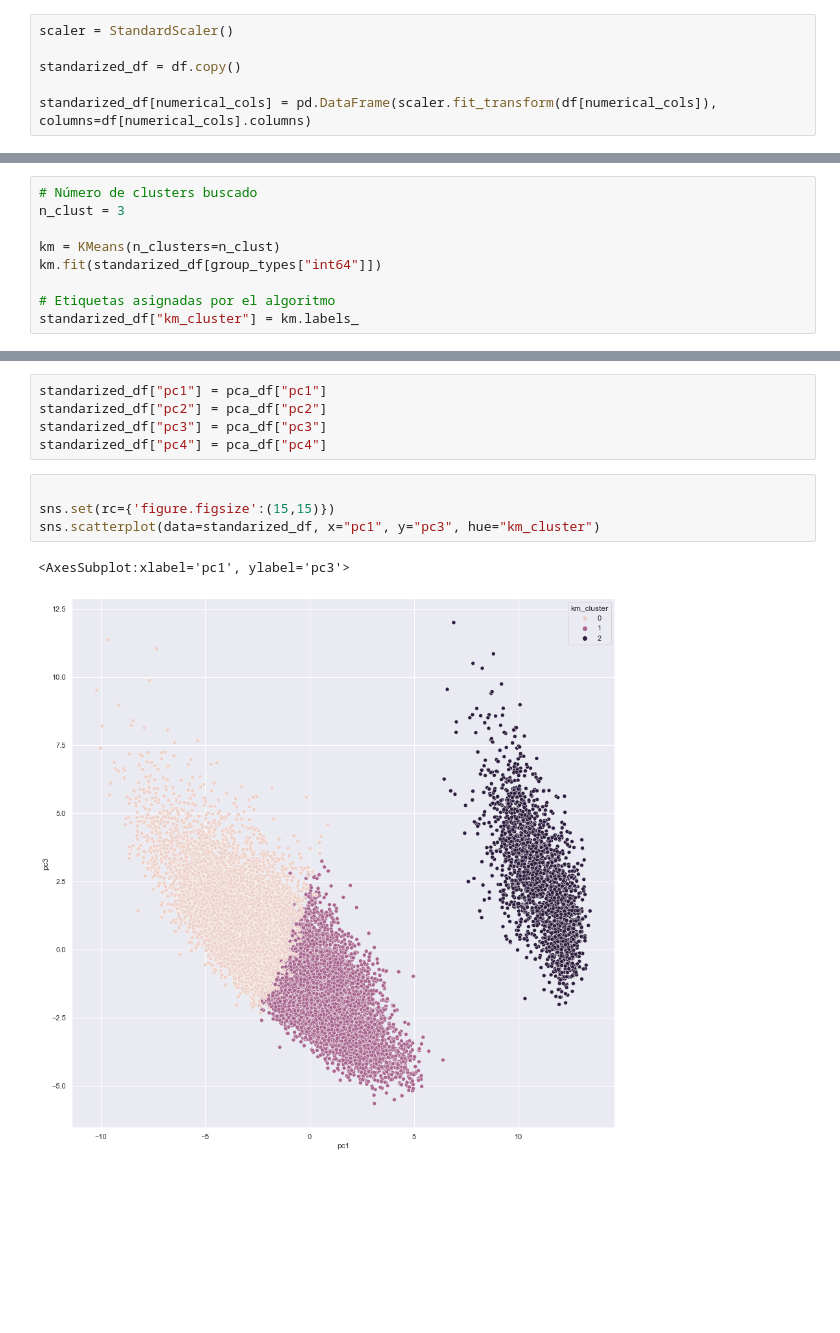
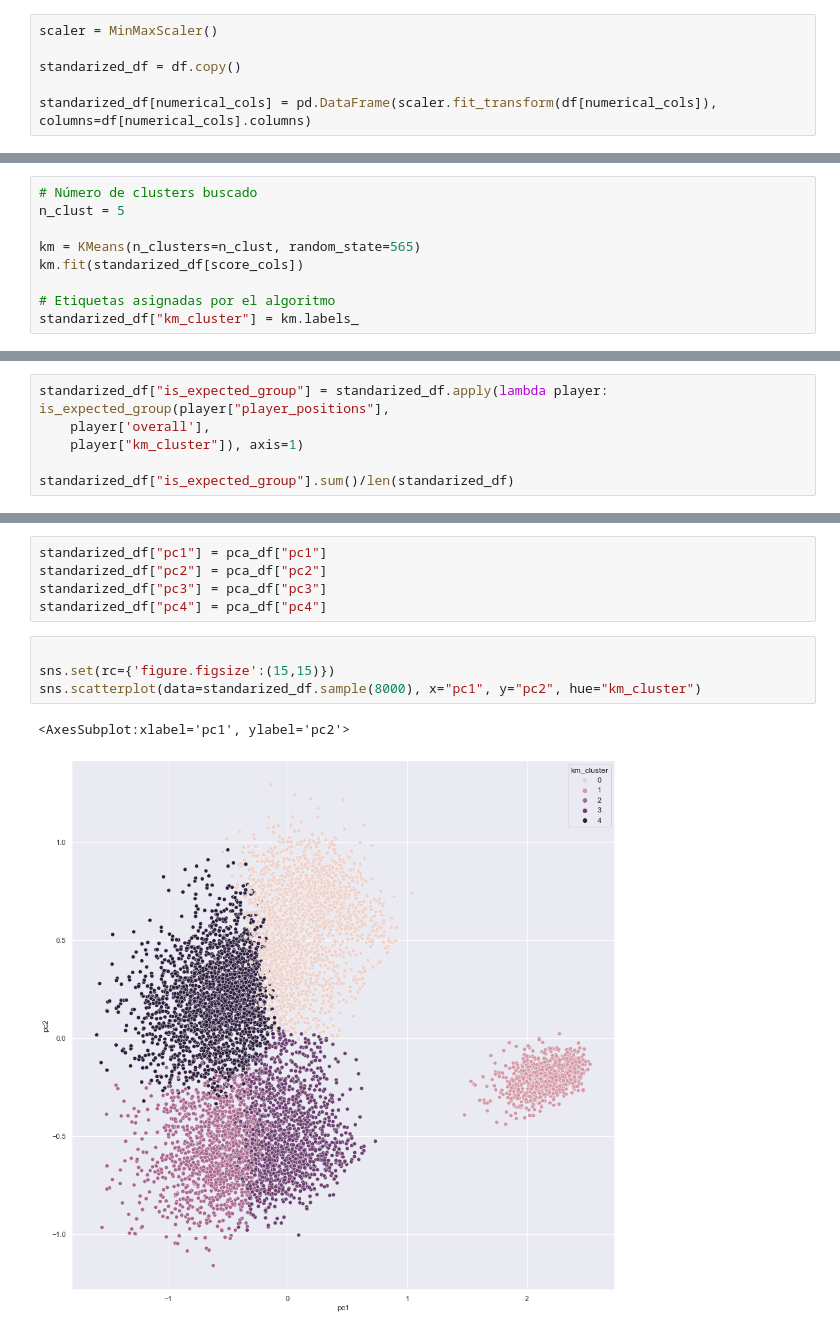
Before and after one commit to joaquinvvelaco/diplo-datos-2022, a Jupyter notebook: ml-nosupervisado/Grupo_29_Entregable.ipynb, the cells around one changed output, grey strips where cells are left out. Saved outputs shown, nothing was run; the diff lists cells and outputs as text; blank space fills up the shorter version.

```diff
--- a/ml-nosupervisado/Grupo_29_Entregable.ipynb
+++ b/ml-nosupervisado/Grupo_29_Entregable.ipynb
@@ -196,5 +311,5 @@ df[numerical_cols] = knn_imputer.fit_transform(df[numerical_cols])
 # %%
-scaler = StandardScaler()
+scaler = MinMaxScaler()
 
 standarized_df = df.copy()
 
@@ -205,10 +320,10 @@ standarized_df[numerical_cols] = pd.DataFrame(scaler.fit_transform(df[numerical_
 ## K-Means
 # %%
 # Número de clusters buscado
-n_clust = 3
+n_clust = 5
 
-km = KMeans(n_clusters=n_clust)
-km.fit(standarized_df[group_types["int64"]])
+km = KMeans(n_clusters=n_clust, random_state=565)
+km.fit(standarized_df[score_cols])
 
 # Etiquetas asignadas por el algoritmo
 standarized_df["km_cluster"] = km.labels_
@@ -249,0 +375,6 @@ standarized_df[standarized_df["club_name"] == "NorthEast United FC"][["short_nam
+# %%
+standarized_df["is_expected_group"] = standarized_df.apply(lambda player: is_expected_group(player["player_positions"],
+    player['overall'],
+    player["km_cluster"]), axis=1)
+
+standarized_df["is_expected_group"].sum()/len(standarized_df)
@@ -280,7 +455,7 @@ standarized_df["pc4"] = pca_df["pc4"]
 # %%
 
 sns.set(rc={'figure.figsize':(15,15)})
-sns.scatterplot(data=standarized_df, x="pc1", y="pc3", hue="km_cluster")
+sns.scatterplot(data=standarized_df.sample(8000), x="pc1", y="pc2", hue="km_cluster")
 # %% [output]
-<AxesSubplot:xlabel='pc1', ylabel='pc3'>
+<AxesSubplot:xlabel='pc1', ylabel='pc2'>
-[figure, old version]
+[figure, new version]
```
Also changed, not shown: parts of 20 cells of this notebook.
